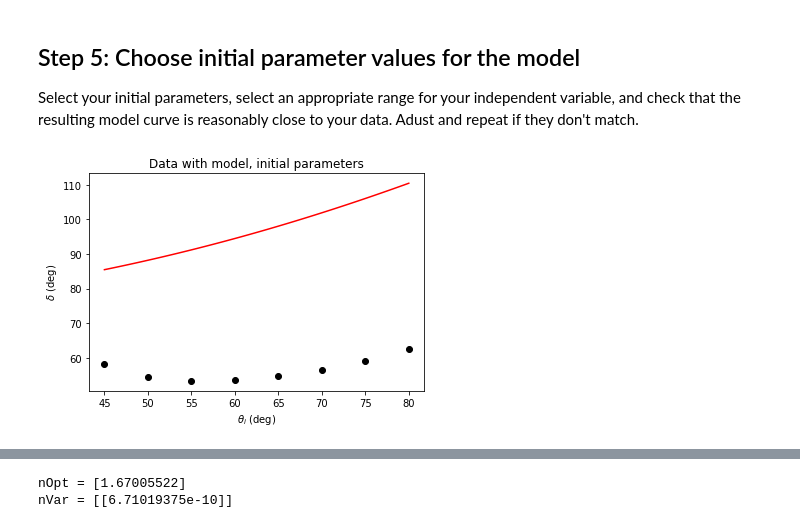
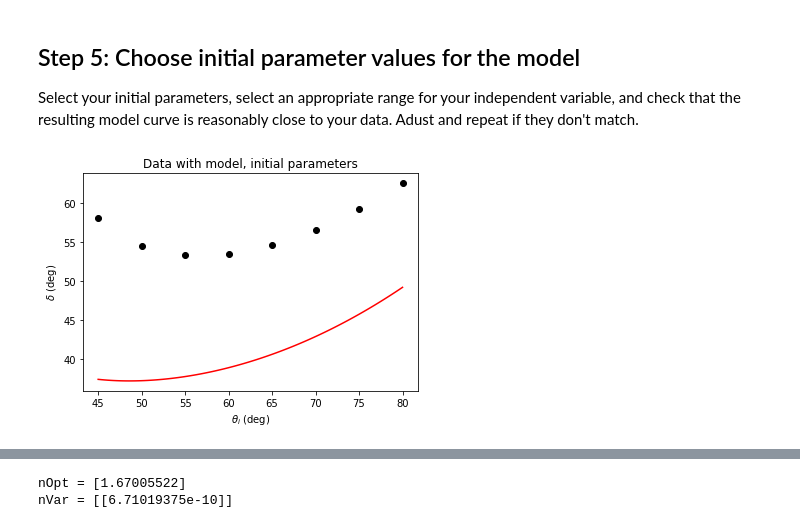
Before and after one commit to jsdodge/data-analysis-python, a Jupyter notebook: notebooks/minimum-deviation-fit.ipynb, the cells around one changed output, grey strips where cells are left out. Cells and saved outputs as stored; diff of their text form; code cells hidden in the pictures.

```diff
--- a/notebooks/minimum-deviation-fit.ipynb
+++ b/notebooks/minimum-deviation-fit.ipynb
@@ -120,24 +122,24 @@ This change will allow the fit routine to continue if the argument to the `arcsi
 Select your initial parameters, select an appropriate range for your independent variable, and check that the resulting model curve is reasonably close to your data. Adust and repeat if they don't match.
 # %%
 # Set initial parameter n and constant alpha
-nInit = 2
+nInit = 1.5
 alpha_deg_const = 60
 
 # Define new frequency array, fModel, for displaying the model
 thetaModel = np.linspace(45,80,100)
 
 # Make the plot
 plt.plot(thetaModel,model(thetaModel,nInit,alpha_deg_const),'r-')
 plt.errorbar(theta_deg,delta_deg,yerr=err_deg,fmt='ko')
 
 # Label axes and give it a title for notebook (remove it when including the plot in a report)
 plt.xlabel('$\\theta_i$ (deg)')
 plt.ylabel('$\\delta$ (deg)')
 plt.title('Data with model, initial parameters')
 
 plt.show()
 # Now go back to the top and change nInit to improve the fit!
 # %% [output]
-[figure, old version]
+[figure, new version]
 # %% [markdown]
 ## Step 6: Fit the model to the data
```
Also changed, not shown: parts of 3 cells of this notebook, 1 other file.
